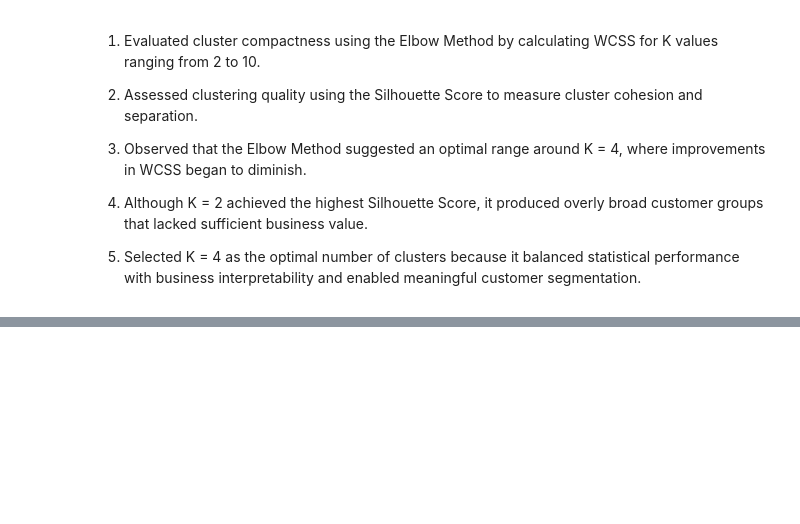
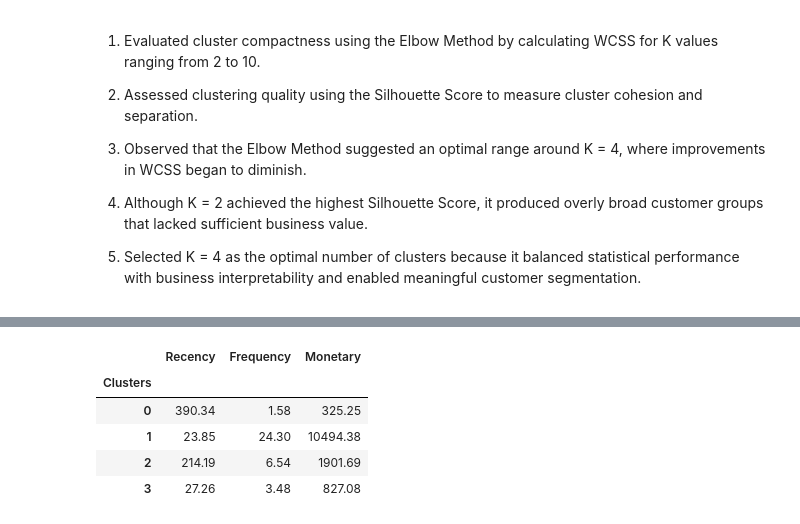
Before and after one commit to muhammadadnanmomin/customer-intelligence-platform, a Jupyter notebook: notebooks/05_kmeans_customer_segmentation.ipynb, the cells around one changed output, grey strips where cells are left out. Cells and saved outputs as stored; diff of their text form; code cells hidden in the pictures; blank space fills up the shorter version.

```diff
--- a/notebooks/05_kmeans_customer_segmentation.ipynb
+++ b/notebooks/05_kmeans_customer_segmentation.ipynb
@@ -297,0 +359,15 @@ evaluation
+# %%
+cluster_profile = rfm.groupby("Clusters").agg({
+    "Recency": "mean",
+    "Frequency": "mean",
+    "Monetary": "mean"
+}).round(2)
+
+cluster_profile
+# %% [output]
+|  | Recency | Frequency | Monetary |
+| Clusters |  |  |  |
+| 0 | 390.34 | 1.58 | 325.25 |
+| 1 | 23.85 | 24.30 | 10494.38 |
+| 2 | 214.19 | 6.54 | 1901.69 |
+| 3 | 27.26 | 3.48 | 827.08 |
```
Also changed, not shown: parts of 8 cells of this notebook.
